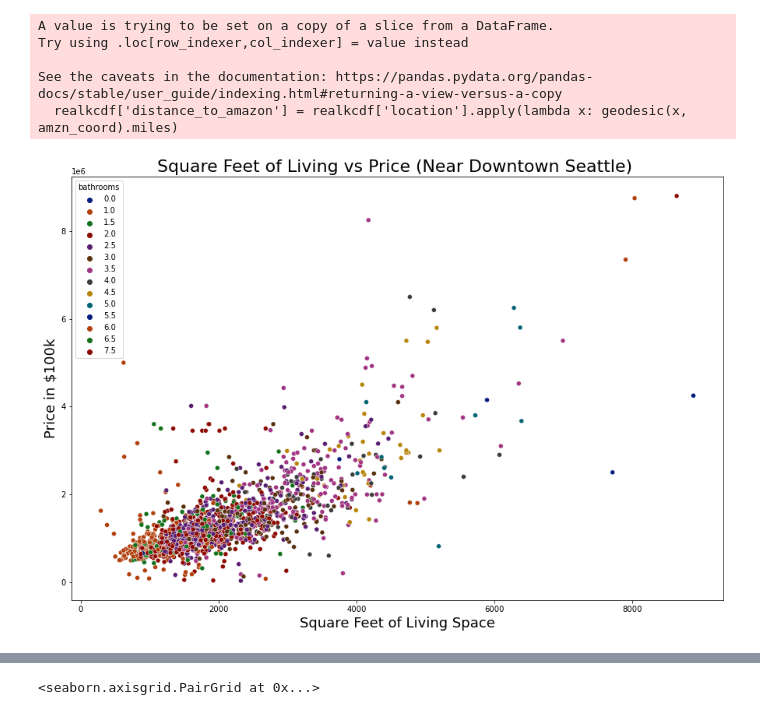
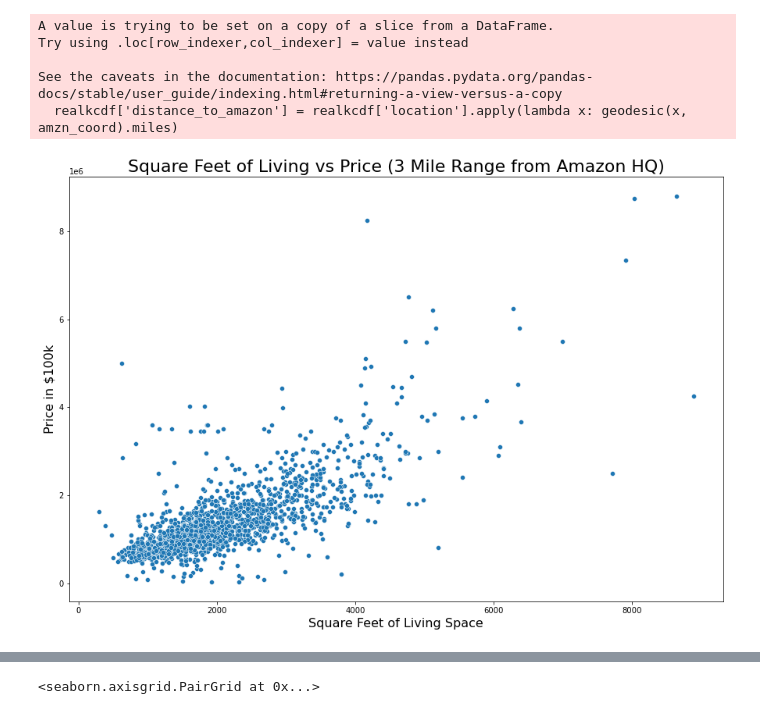
Before and after one commit to ewestrich/King-County-House-Sales, a Jupyter notebook: Daniel/project 2 .ipynb, the cells around one changed output, grey strips where cells are left out. Cells and saved outputs as stored; diff of their text form; code cells hidden in the pictures.

```diff
--- a/Daniel/project 2 .ipynb
+++ b/Daniel/project 2 .ipynb
@@ -95,16 +95,16 @@ data_near_amzn_filt = data_near_amzn[data_near_amzn['price'] < 10000000]
 # %%
 #plotting the regression and relationship of the sqft of living vs the price of the actual values of sold prices
 fig, ax = plt.subplots(figsize = (15,10))
 
 x = data_near_amzn_filt['sqft_living']
 y = data_near_amzn_filt['price']
 hue = data_near_amzn_filt['bedrooms']
 size = data_near_amzn_filt['bathrooms']
 
 
-sns.scatterplot(x = x, y = y, hue = size, palette = 'dark', ax=ax);
-ax.set_title('Square Feet of Living vs Price (Near Downtown Seattle) ', fontsize = 22);
-ax.set_ylabel('Price in $100k', fontsize = 18);
-ax.set_xlabel('Square Feet of Living Space', fontsize = 18);
+sns.scatterplot(x = x, y = y, ax=ax)
+ax.set_title('Square Feet of Living vs Price (3 Mile Range from Amazon HQ)', fontsize = 22)
+ax.set_ylabel('Price in $100k', fontsize = 16)
+ax.set_xlabel('Square Feet of Living Space', fontsize = 16);
 # %% [output]
-[figure, old version]
+[figure, new version]
```
Also changed, not shown: parts of 3 cells of this notebook.
